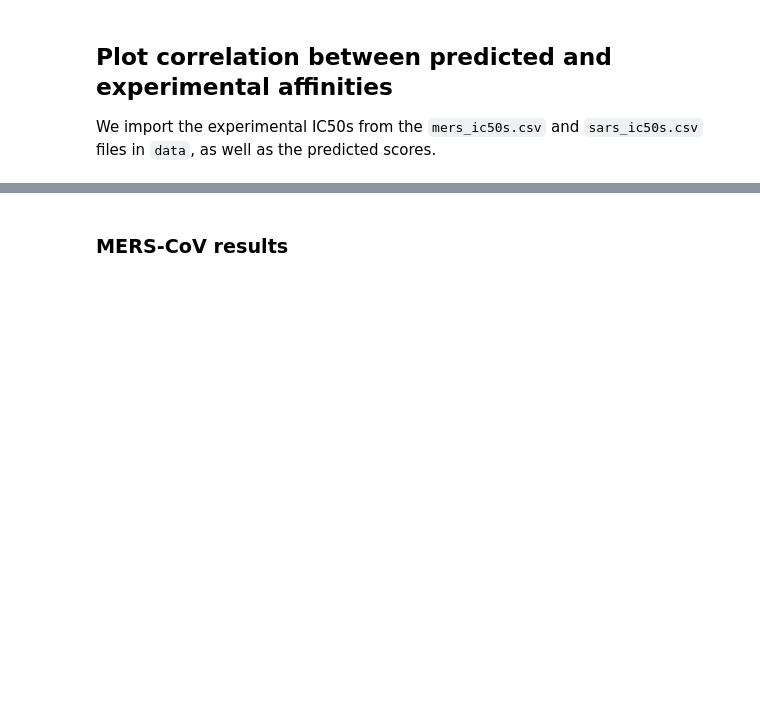
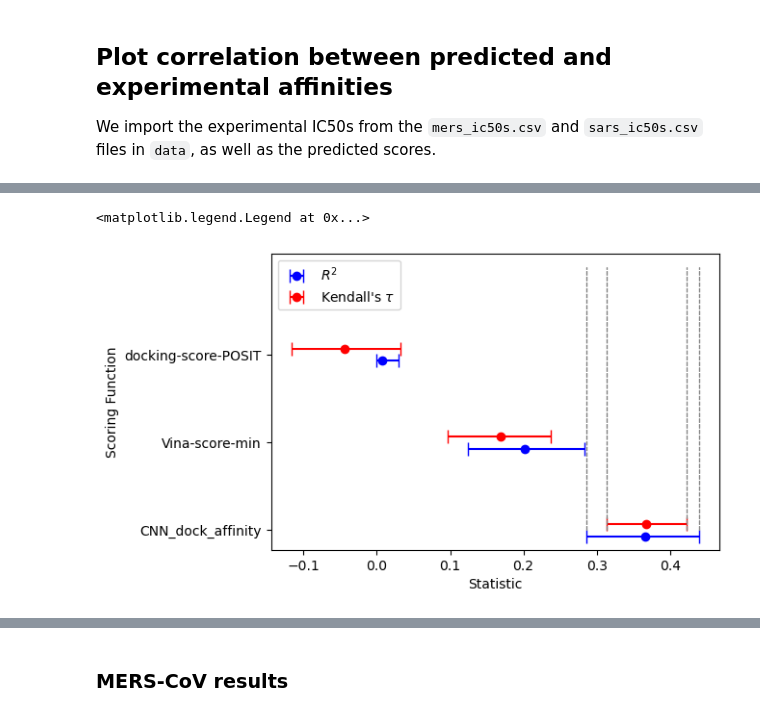
Before and after one commit to choderalab/broad-spectrum-asap-paper, a Jupyter notebook: score_sars_mers_val.ipynb, the cells around one changed output, grey strips where cells are left out. Cells and saved outputs as stored; diff of their text form; code cells hidden in the pictures; blank space fills up the shorter version.

```diff
--- a/score_sars_mers_val.ipynb
+++ b/score_sars_mers_val.ipynb
@@ -17,0 +78,13 @@ sars_pred = pd.read_csv("data/sars_predicted_scores.csv")
+# %%
+def calculate_stats(x, y):
+    # calculate correlation stats
+    from cinnabar import stats
+    from scipy.stats import pearsonr, spearmanr
+
+    rmse = stats.bootstrap_statistic(x, y, statistic="RMSE")
+    r2 = stats.bootstrap_statistic(x, y, statistic="R2")
+    ktau = stats.bootstrap_statistic(x, y, statistic="KTAU")
+    pearson = np.round(pearsonr(x, y)[0], 5)
+    spearman = np.round(spearmanr(x, y)[0], 5)
+
+    return rmse, r2, ktau, pearson, spearman
@@ -17,0 +148,9 @@ sars_pred = pd.read_csv("data/sars_predicted_scores.csv")
+# %%
+# Create figure and axis
+fig, ax = plt.subplots(figsize=(6, 4))
+ax = plot_stats(ax, r2_values, max_better=True, label=r'$R^2$', offset=-0.07, color='blue')
+ax = plot_stats(ax, ktau_values, max_better=True, label=r"Kendall's $\tau$", offset=0.07, color='red')
+plt.legend(loc='upper left')
+# %% [output]
+<matplotlib.legend.Legend at 0x...>
+[figure, added]
```
Also changed, not shown: parts of 8 cells of this notebook, 2 other files.
